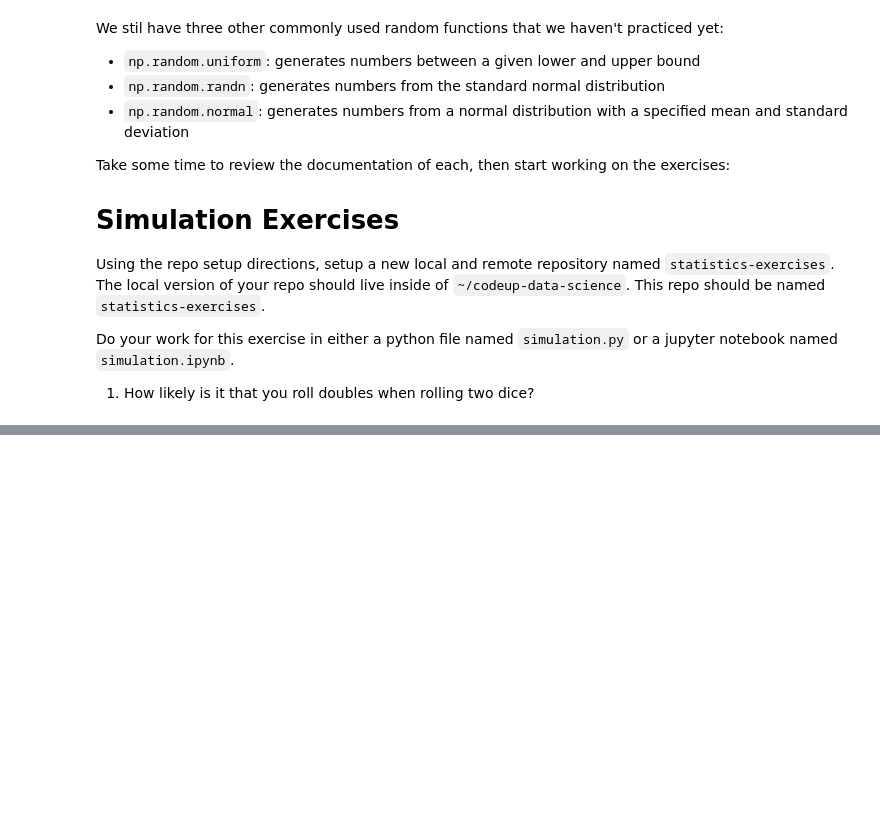
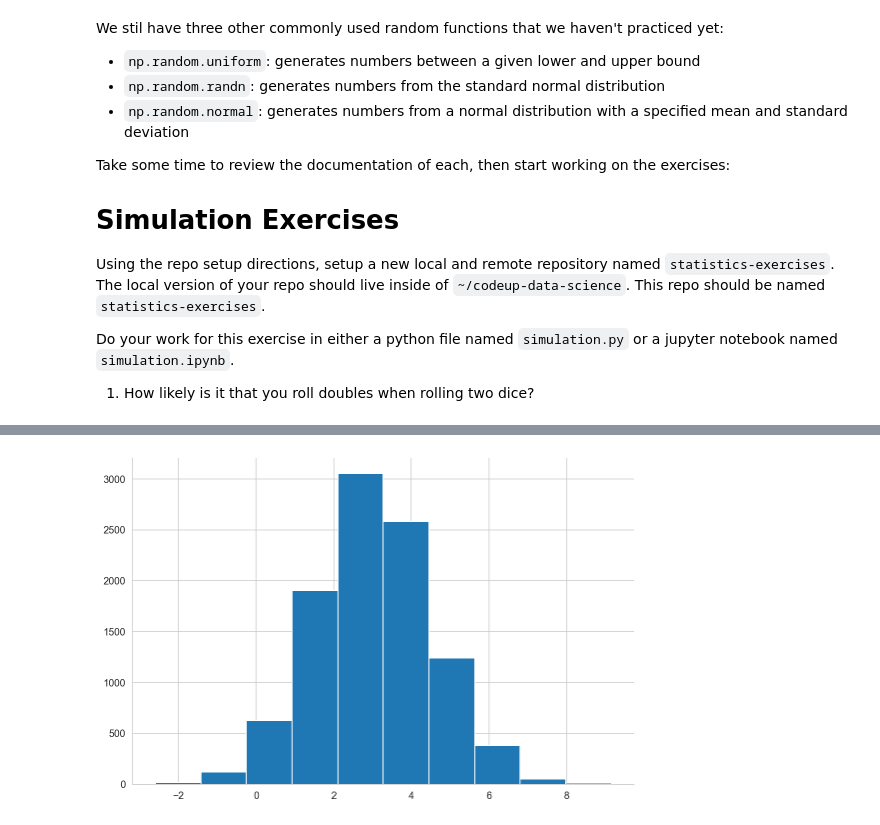
Before and after one commit to louisljamie/statistics-exercises, a Jupyter notebook: simulation.ipynb, the cells around one changed output, grey strips where cells are left out. Saved outputs shown, nothing was run; the diff lists cells and outputs as text; code cells hidden in the pictures; blank space fills up the shorter version.

```diff
--- a/simulation.ipynb
+++ b/simulation.ipynb
@@ -92,0 +125,4 @@ data_billboard
+# %%
+plt.hist(np.random.normal(3, 1.5, size = (10000)));
+# %% [output]
+[figure, added]
```
Also changed, not shown: parts of 39 cells of this notebook.
